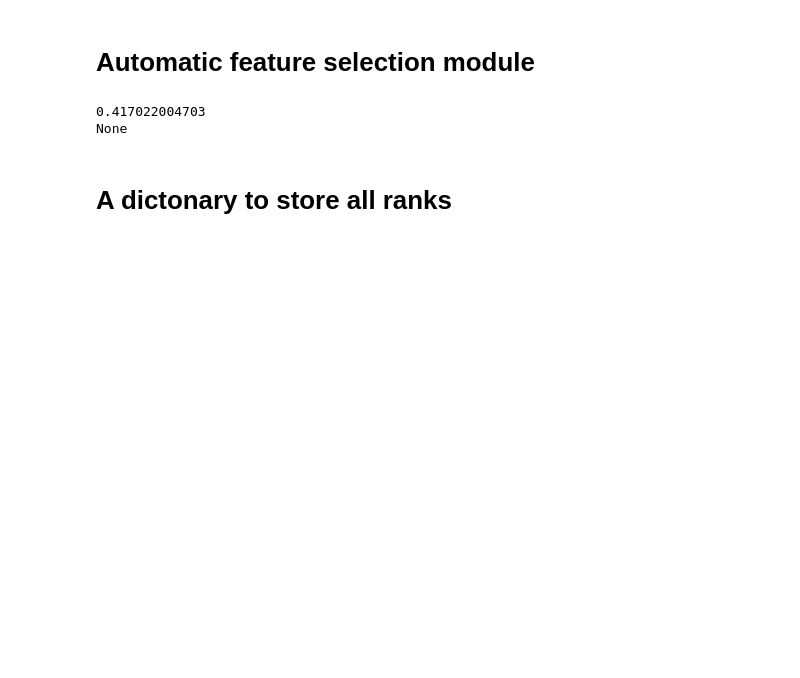
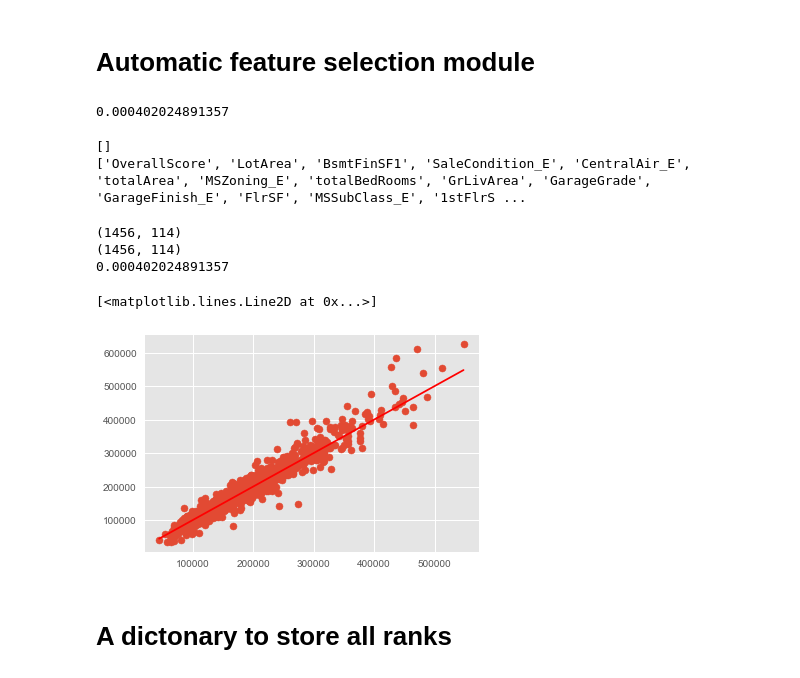
Before and after one commit to dolremi/Housing_Price, a Jupyter notebook: notebook/Linear model.ipynb, the cells around one changed output. Saved outputs shown, nothing was run; the diff lists cells and outputs as text; code cells hidden in the pictures; blank space fills up the shorter version.

Commit message:
Tried Lasso. Worse result. Something wrong

```diff
--- a/notebook/Linear model.ipynb
+++ b/notebook/Linear model.ipynb
@@ -42,14 +42,47 @@ model = Lasso()
 #par_grid = dict(alpha=np.array([1,0.1,0.01,0.001,0.0001,0]))
 # prepare a uniform distribution to sample for the alpha parameter
 #par_grid = {'alpha': sp_rand()}
-c = feature_select.Feature_Filter(model,X_train,y)
+feature_filter = feature_select.Feature_Filter(model,X_train,y)
 #para_filter.tune_par_grid(par_grid)
 #para_filter.tune_par_rand(par_dict=par_grid,N_search=1000)
 #para_filter.rand_lasso()
-scores = feature_filter.auto_select(N_searchCV=10)
+rankdict = feature_filter.auto_select(N_searchCV=1000)
 # %%
 print(feature_filter.SearchCV.best_estimator_.alpha)
-print(scores)
+#print(rankdict)
+#print(rankdict['Rn_La'][0][1])
 # %% [output]
-0.417022004703
-None
+0.000402024891357
+# %%
+rank_dict0=dict((x, y) for x, y in rankdict['Rn_La'])
+weak_feature = []
+strong_feature = []
+for k,v in rank_dict0.items():
+    if v < 0.0000:
+        weak_feature.append(k)
+    else:
+        strong_feature.append(k)
+print(weak_feature)
+print(strong_feature)
+# %% [output]
+[]
+['OverallScore', 'LotArea', 'BsmtFinSF1', 'SaleCondition_E', 'CentralAir_E', 'totalArea', 'MSZoning_E', 'totalBedRooms', 'GrLivArea', 'GarageGrade', 'GarageFinish_E', 'FlrSF', 'MSSubClass_E', '1stFlrS ...
+# %%
+X_train_0 = X_train[strong_feature]
+print(X_train.shape)
+print(X_train_0.shape)
+#print(X_train_0)
+alpha_0 = feature_filter.SearchCV.best_estimator_.alpha
+print(alpha_0)
+model_0 = Lasso(alpha = alpha_0, max_iter =  50000).fit(X_train_0, y)
+# %% [output]
+(1456, 114)
+(1456, 114)
+0.000402024891357
+# %%
+p_pred_0 = np.expm1(model_0.predict(X_train_0))
+plt.scatter(p_pred_0, np.expm1(y))
+plt.plot([min(p_pred_0),max(p_pred_0)], [min(p_pred_0),max(p_pred_0)], c="red")
+# %% [output]
+[<matplotlib.lines.Line2D at 0x...>]
+[figure, added]
```
Also changed, not shown: parts of 1 cell of this notebook, 2 other files.
